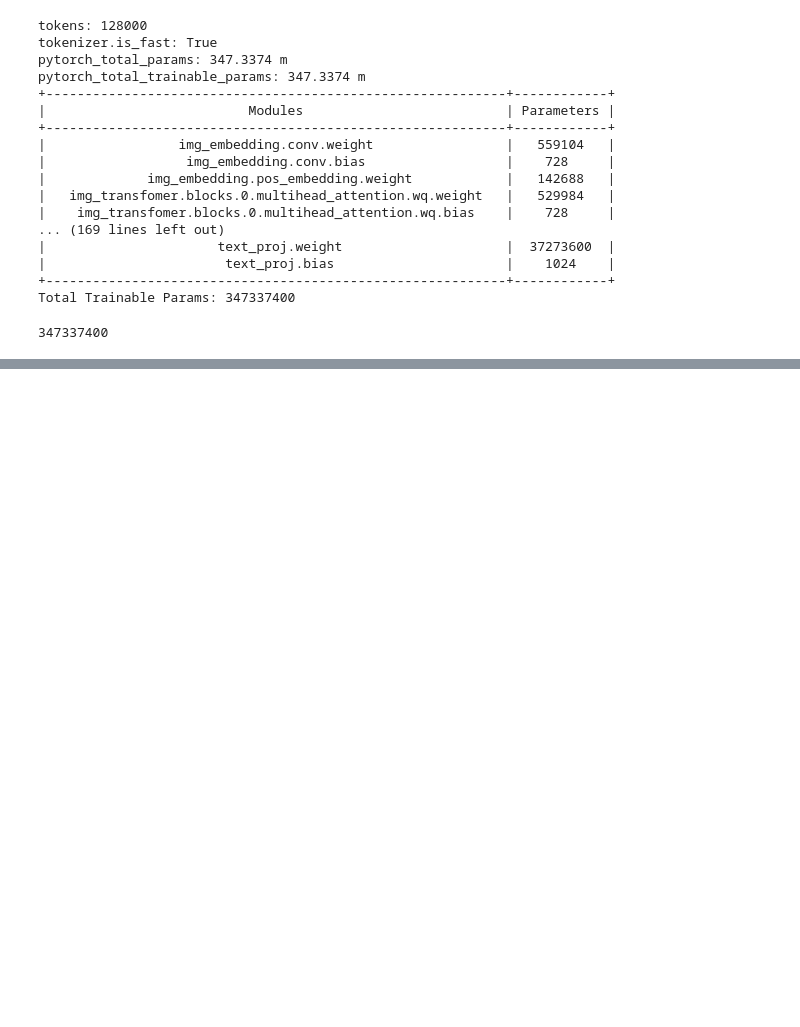
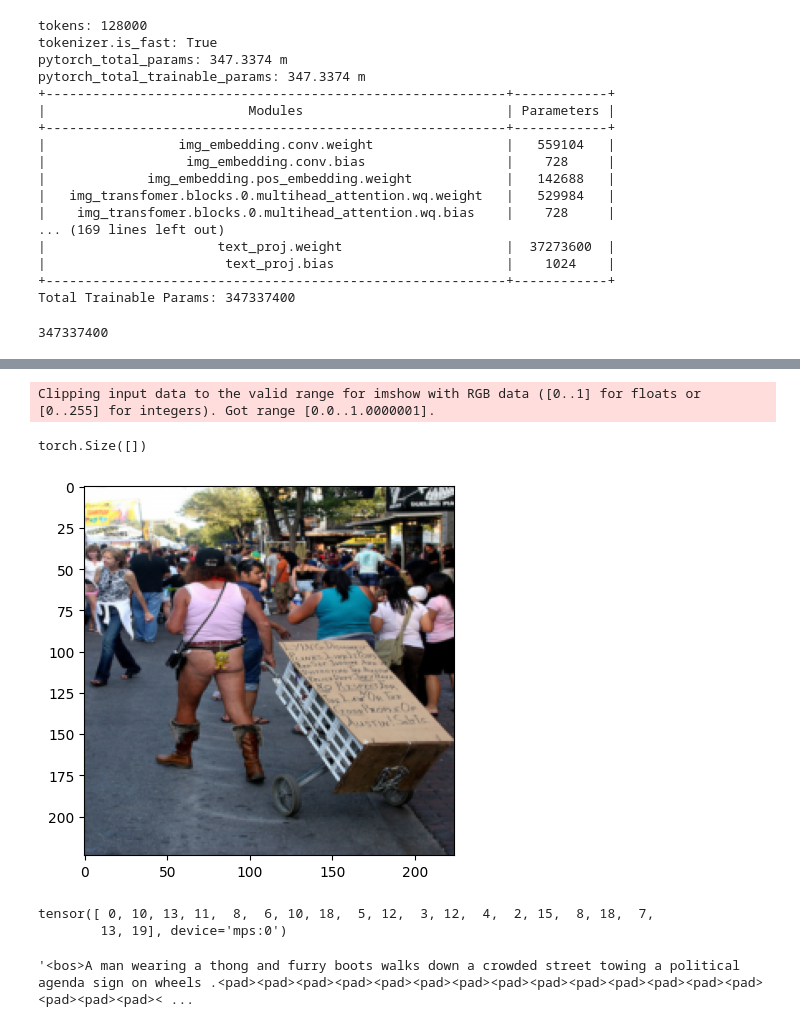
Before and after one commit to Chengbai/notebooks, a Jupyter notebook: vlm.ipynb, the cells around one changed output, grey strips where cells are left out. Drawn from its saved outputs; the diff is of its cells as text; code cells hidden in the pictures; blank space fills up the shorter version.

```diff
--- a/vlm.ipynb
+++ b/vlm.ipynb
@@ -93,7 +101,7 @@ class ImgLanguageModel(nn.Module):
         img_feature = self.img_flatten(img_feature)
         # print(f"img_feature: {img_feature.size()}")
 
-        img_feature = self.img_proj(img_feature)
+        img_feature_proj = self.img_proj(img_feature)
         # print(f"img_feature: {img_feature.size()}")  # B x img_text_proj_features
 
         # text_embedding = self.text_embedding(batch_text_tensor)
@@ -105,11 +113,11 @@ class ImgLanguageModel(nn.Module):
         text_feature = self.text_flatten(text_feature)
         # print(f"text_feature: {text_feature.size()}")
 
-        text_feature = self.text_proj(text_feature)
+        text_feature_proj = self.text_proj(text_feature)
         # print(f"text_feature: {text_feature.size()}")  # B x img_text_proj_features
 
         # Contrastive learning
-        contrastive_scores = img_feature @ text_feature.T
+        contrastive_scores = img_feature_proj @ text_feature_proj.T
         # print(f"contractive_scores: {contrastive_scores}")  # B x img_text_proj_features
 
         img_contrastive_prob = self.img_softmax(contrastive_scores)
@@ -125,7 +133,7 @@ class ImgLanguageModel(nn.Module):
         text_loss = self.loss_fn(text_contrastive_prob, target)  / text_contrastive_prob.size()[0]
         # print(f"text_loss: {text_loss}")
 
-        return img_loss, text_loss
+        return img_loss, text_loss, img_contrastive_prob, text_contrastive_prob
 # %%
 # train_dataset = ImgCommentDataset(config, split="train")
 
@@ -266,0 +275,10 @@ STAGE:2024-08-29 14:34:38 56226:6333074 ActivityProfilerController.cpp:324] Comp
+# %%
+epoch = 1
+timestamp = datetime.now().strftime('%Y%m%d_%H%M%S')
+model_path = f"vlm_contrastive_model_{epoch}_{timestamp}"
+torch.save(model.state_dict(), model_path)
+# %%
+model_trained = ImgLanguageModel(config=config)
+model_trained.load_state_dict(torch.load(model_path))
+model_trained = model_trained.to(device)
+model_trained.eval()
@@ -266,0 +305,21 @@ STAGE:2024-08-29 14:34:38 56226:6333074 ActivityProfilerController.cpp:324] Comp
+# %%
+batch_img_tensor, batch_img_id_tensor, batch_target_tensor = next(iter(train_dataloader))
+batch_img_tensor = batch_img_tensor.to(device)
+batch_target_tensor = batch_target_tensor.to(device)
+img_loss, text_loss, img_contrastive_prob, text_contrastive_prob = model_trained(batch_img_tensor, batch_target_tensor)
+# %%
+print(img_loss.size())
+show_img_tensor_CHW(batch_img_tensor[19].cpu())
+# %% [output]
+Clipping input data to the valid range for imshow with RGB data ([0..1] for floats or [0..255] for integers). Got range [0.0..1.0000001].
+torch.Size([])
+[figure, added]
+# %%
+torch.argmax(img_contrastive_prob, dim=0)
+# %% [output]
+tensor([ 0, 10, 13, 11,  8,  6, 10, 18,  5, 12,  3, 12,  4,  2, 15,  8, 18,  7,
+        13, 19], device='mps:0')
+# %%
+model_trained.text_transformer.text_token_embedding.text_encoder.decode(batch_target_tensor[19])
+# %% [output]
+'<bos>A man wearing a thong and furry boots walks down a crowded street towing a political agenda sign on wheels .<pad><pad><pad><pad><pad><pad><pad><pad><pad><pad><pad><pad><pad><pad><pad><pad><pad>< ...
```
Also changed, not shown: parts of 6 cells of this notebook, 1 other file.
